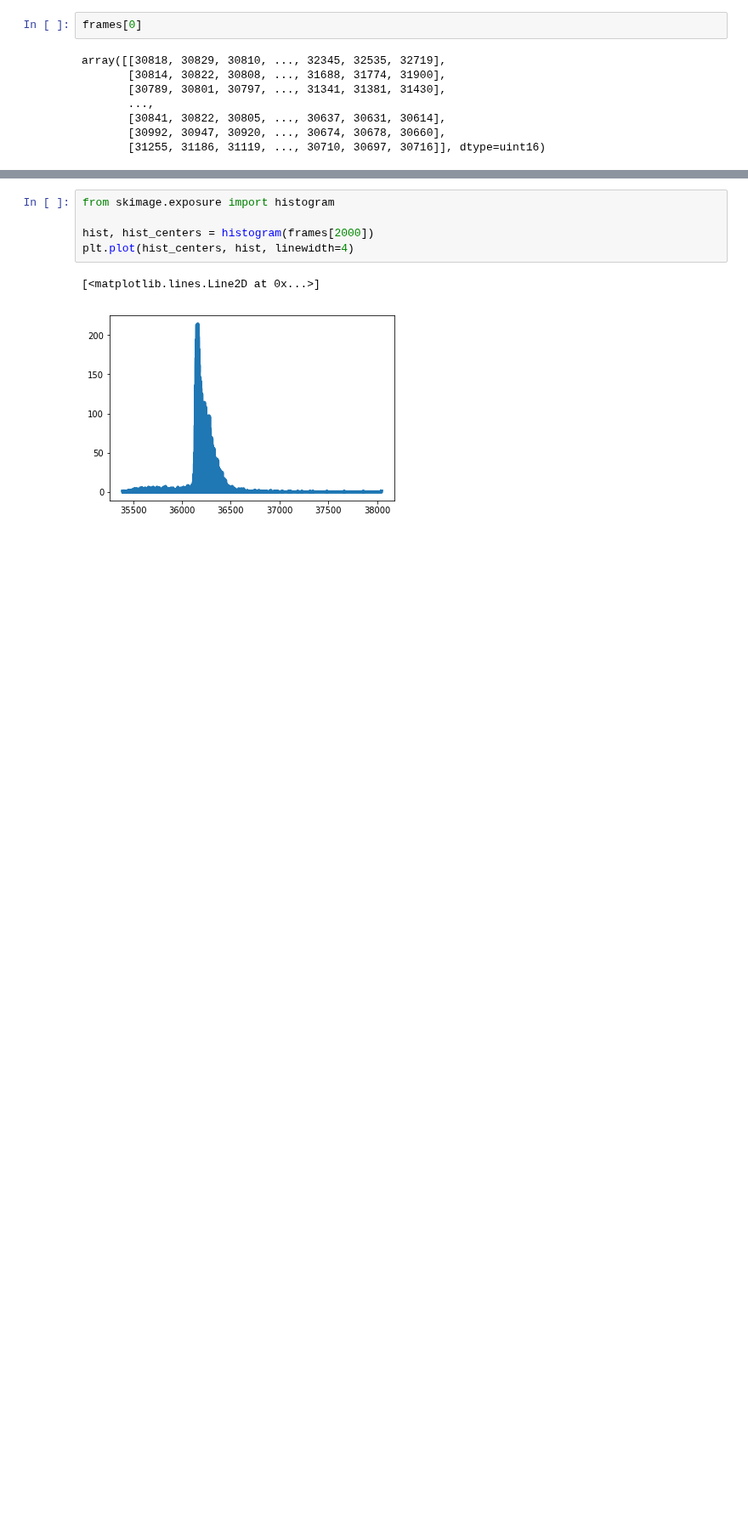
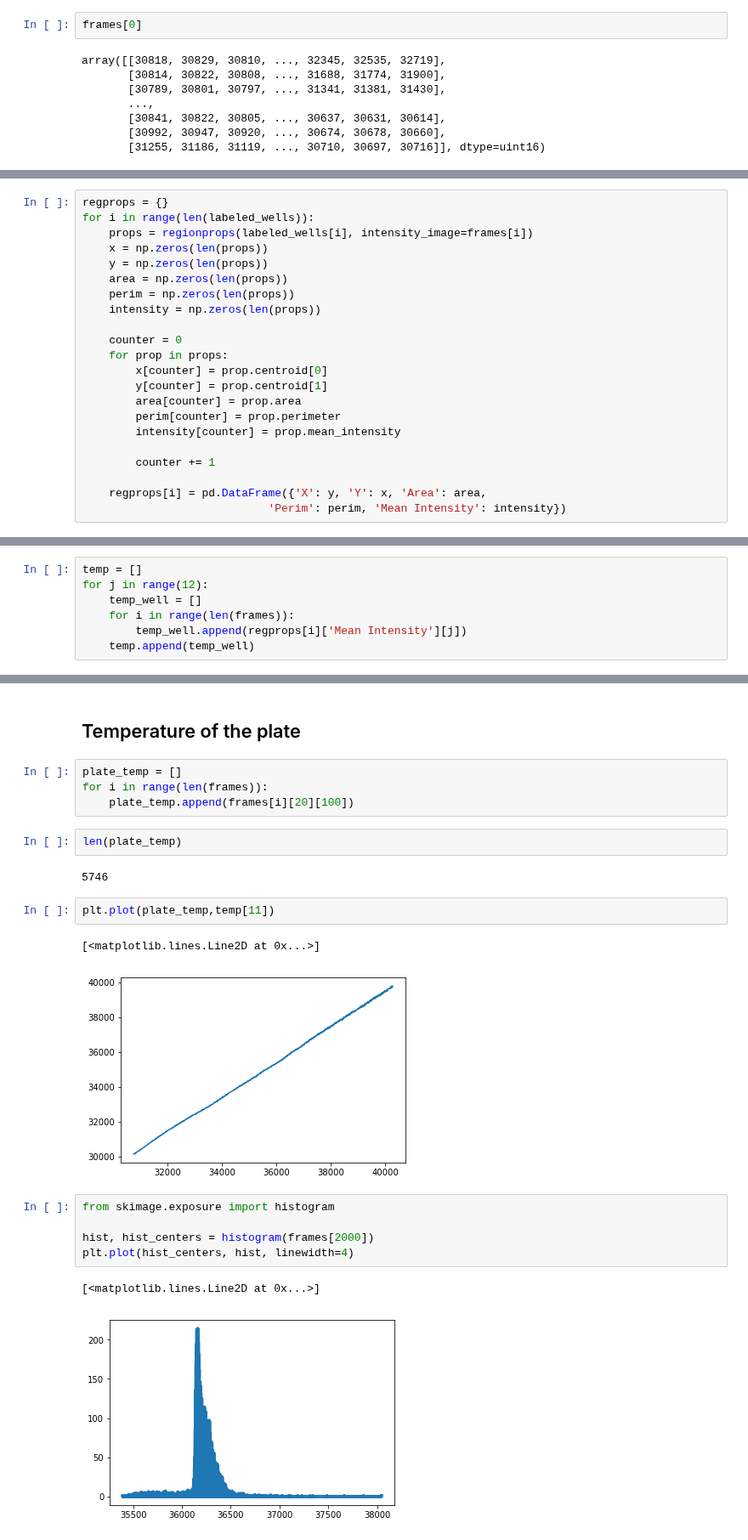
Before and after one commit to jrodguez/musical-robot, a Jupyter notebook: examples/Flat_Plate_6_11_19.ipynb, the cells around one changed output, grey strips where cells are left out. Shown at 85% size. Saved outputs shown, nothing was run; the diff lists cells and outputs as text; blank space fills up the shorter version.

```diff
--- a/examples/Flat_Plate_6_11_19.ipynb
+++ b/examples/Flat_Plate_6_11_19.ipynb
@@ -41,0 +65,22 @@ plt.imshow(edges)
+# %%
+regprops = {}
+for i in range(len(labeled_wells)):
+    props = regionprops(labeled_wells[i], intensity_image=frames[i])
+    x = np.zeros(len(props))
+    y = np.zeros(len(props))
+    area = np.zeros(len(props))
+    perim = np.zeros(len(props))
+    intensity = np.zeros(len(props))
+
+    counter = 0
+    for prop in props:
+        x[counter] = prop.centroid[0]
+        y[counter] = prop.centroid[1]
+        area[counter] = prop.area
+        perim[counter] = prop.perimeter
+        intensity[counter] = prop.mean_intensity
+
+        counter += 1
+
+    regprops[i] = pd.DataFrame({'X': y, 'Y': x, 'Area': area,
+                            'Perim': perim, 'Mean Intensity': intensity})
@@ -41,0 +103,7 @@ plt.imshow(edges)
+# %%
+temp = []
+for j in range(12):
+    temp_well = []
+    for i in range(len(frames)):
+        temp_well.append(regprops[i]['Mean Intensity'][j])
+    temp.append(temp_well)
@@ -42,3 +114,18 @@ plt.imshow(edges)
+# %% [markdown]
+## Temperature of the plate
+# %%
+plate_temp = []
+for i in range(len(frames)):
+    plate_temp.append(frames[i][20][100])
+# %%
+len(plate_temp)
+# %% [output]
+5746
+# %%
+plt.plot(plate_temp,temp[11])
+# %% [output]
+[<matplotlib.lines.Line2D at 0x...>]
+[figure, added]
 # %%
 from skimage.exposure import histogram
 
```
Also changed, not shown: parts of 12 cells of this notebook.
